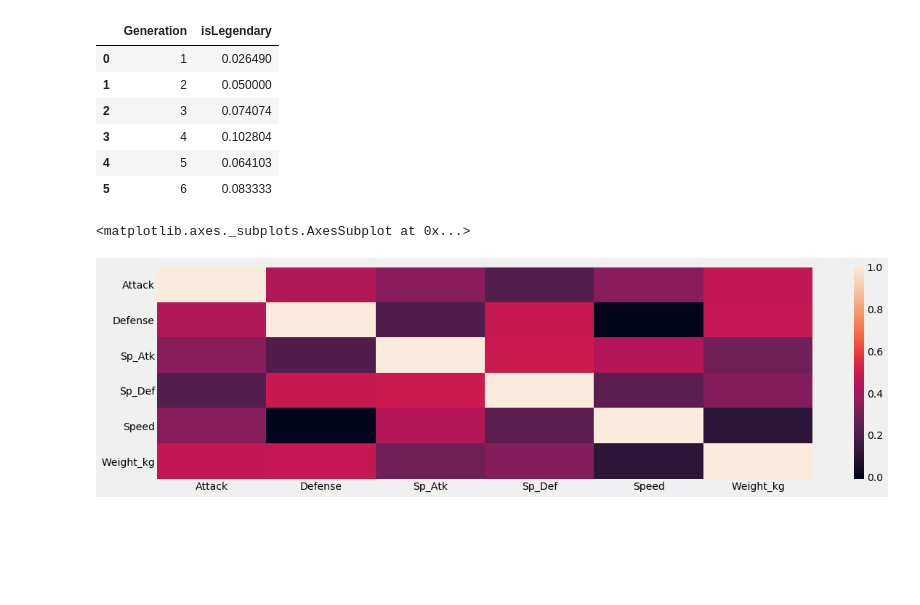
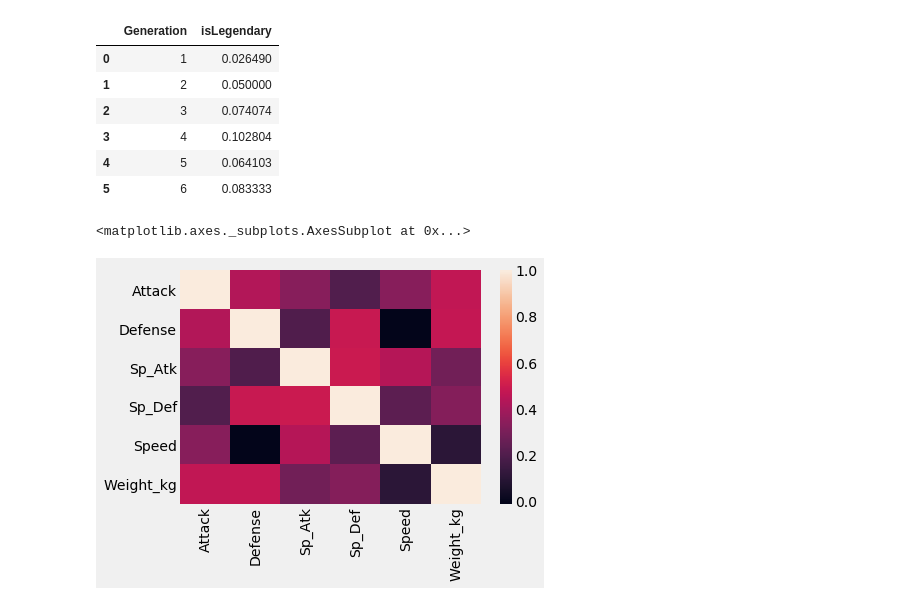
Before and after one commit to francisbautista/cs129.18, a Jupyter notebook: Notebooks/L04 - Logistic Regression I.ipynb, the cells around one changed output. Cells and saved outputs as stored; diff of their text form; code cells hidden in the pictures; blank space fills up the shorter version.

```diff
--- a/Notebooks/L04 - Logistic Regression I.ipynb
+++ b/Notebooks/L04 - Logistic Regression I.ipynb
@@ -118,8 +105,8 @@ df.pivot_table(values='isLegendary',index=['Generation'],aggfunc=np.mean).reset_
 | 4 | 5 | 0.064103 |
 | 5 | 6 | 0.083333 |
 # %%
-plt.subplots(figsize = (18,5))
+# plt.subplots(figsize = (18,5))
 sns.heatmap(df[["Attack", "Defense", "Sp_Atk", "Sp_Def", "Speed", "Weight_kg"]].corr())
 # %% [output]
 <matplotlib.axes._subplots.AxesSubplot at 0x...>
-[figure, old version]
+[figure, new version]
```
Also changed, not shown: parts of 25 cells of this notebook, 3 other files.
